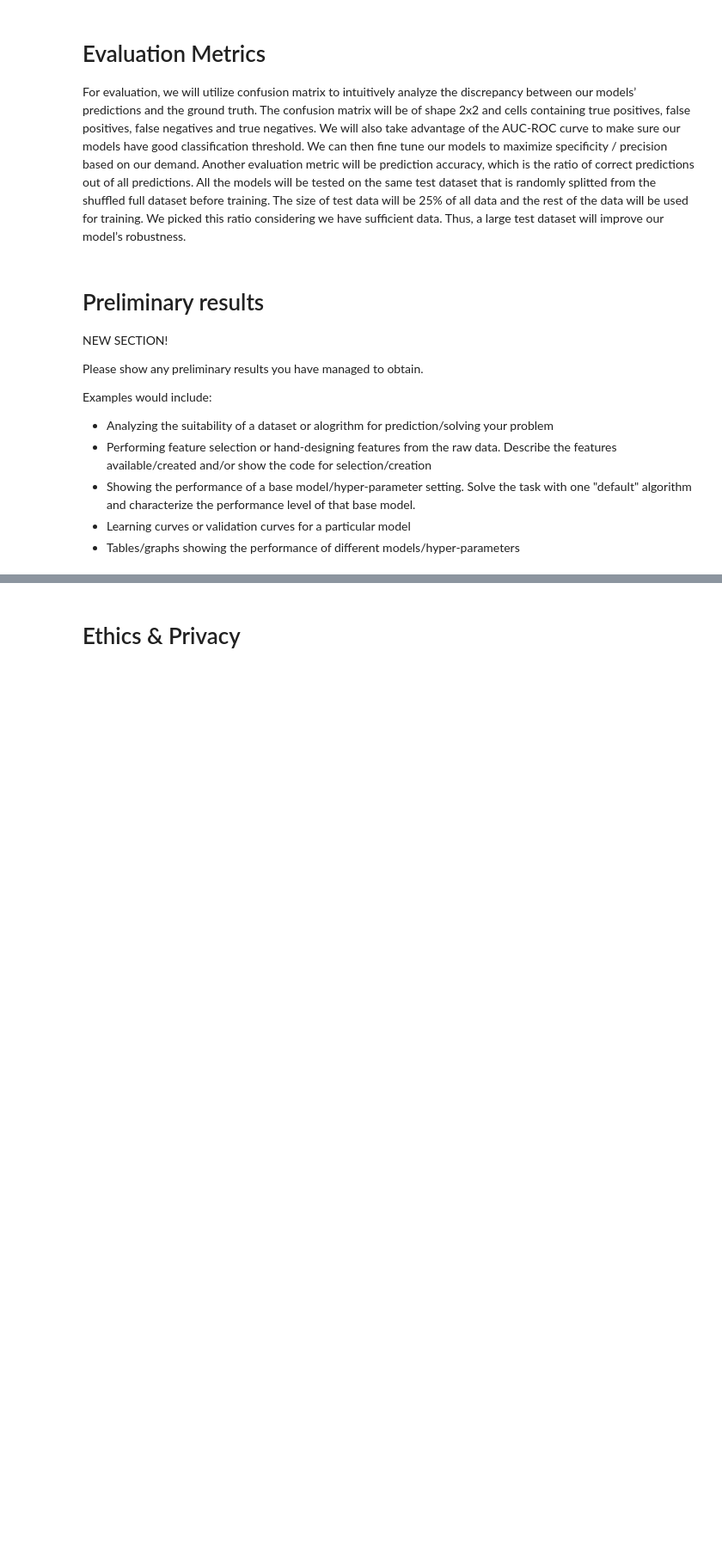
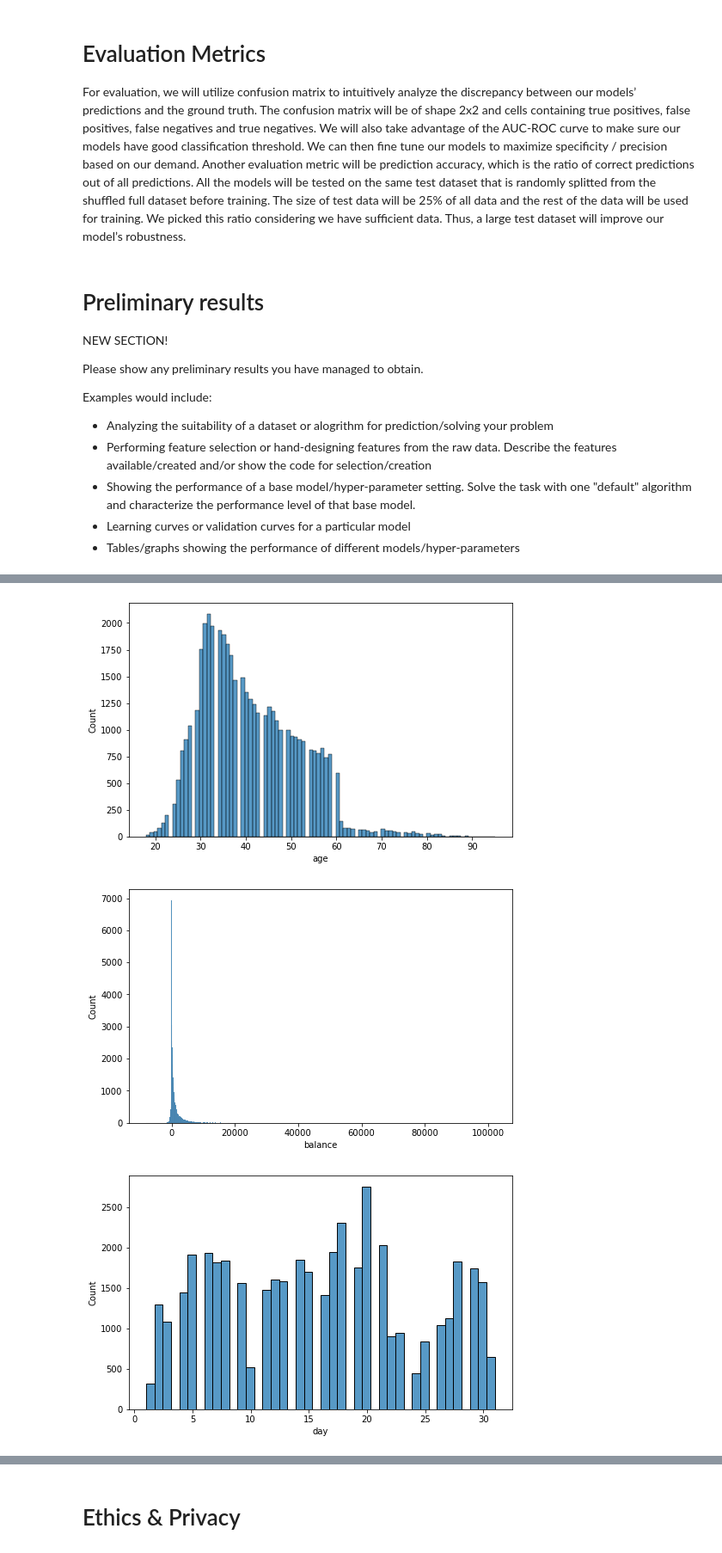
Before and after one commit to Jiy014/Group034-Wi23, a Jupyter notebook: CheckpointGroup034-Wi23.ipynb, the cells around one changed output, grey strips where cells are left out. Shown: that part at 86% size. Saved outputs shown, nothing was run; the diff lists cells and outputs as text; code cells hidden in the pictures; blank space fills up the shorter version.

```diff
--- a/CheckpointGroup034-Wi23.ipynb
+++ b/CheckpointGroup034-Wi23.ipynb
@@ -110,0 +238,10 @@ print(data)
+# %%
+numerical_features = ['age', 'balance', 'day', 'duration', 'campaign', 'pdays', 'previous']
+for feature in numerical_features:
+    plt.figure(figsize=(8,5))
+    sns.histplot(x=feature, data=bank_data)
+    plt.show()
+# %% [output]
+[figure, added]
+[figure, added]
+[figure, added]
```
Also changed, not shown: parts of 15 cells of this notebook.
